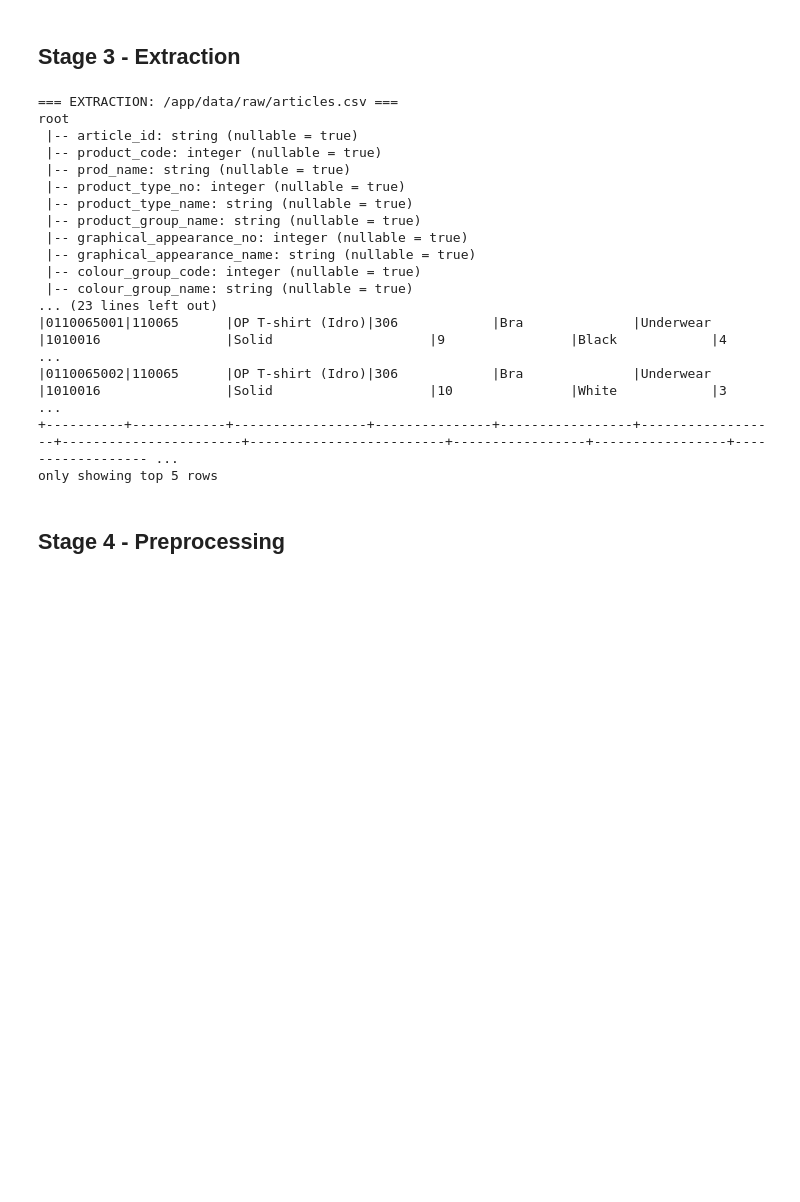
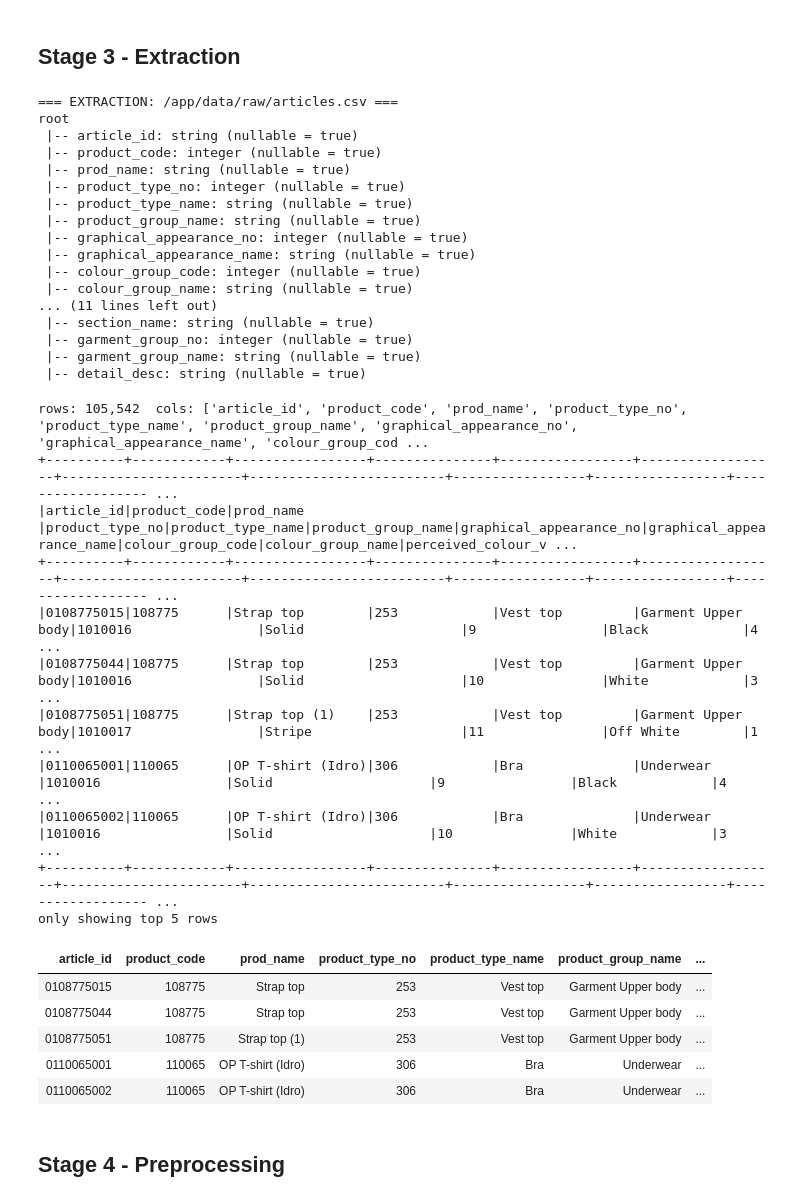
Before and after one commit to RomanKapustiak/hm-fashion-spark-project, a Jupyter notebook: src/notebooks/articles.ipynb, the cells around one changed output. Drawn from its saved outputs; the diff is of its cells as text; code cells hidden in the pictures; blank space fills up the shorter version.

Commit message:
feat(articles): add helper function for rendering Spark DataFrames in notebooks

```diff
--- a/src/notebooks/articles.ipynb
+++ b/src/notebooks/articles.ipynb
@@ -6,6 +6,15 @@ Dataset: `articles.csv`
 ## 0 - Setup: SparkSession
 # %%
 
+import sys
+sys.path.insert(0, '/app')  # Docker working directory
+
+from pathlib import Path
+from IPython.display import HTML, display
+
+from src.articles.notebook_display import spark_df_to_scrollable_html
+
+PROJECT_ROOT = Path('/app')
 
 from src.spark_utils import create_spark_session
 
@@ -18,25 +27,43 @@ SparkSession ready. Version: 3.2.0
 # %%
 from src.articles.extraction import run_extraction
 
 raw_df = run_extraction(spark, raw_dir=str(PROJECT_ROOT / 'data' / 'raw'))
+display(HTML(spark_df_to_scrollable_html(raw_df, rows=5)))
 # %% [output]
 === EXTRACTION: /app/data/raw/articles.csv ===
 root
  |-- article_id: string (nullable = true)
  |-- product_code: integer (nullable = true)
  |-- prod_name: string (nullable = true)
  |-- product_type_no: integer (nullable = true)
  |-- product_type_name: string (nullable = true)
  |-- product_group_name: string (nullable = true)
  |-- graphical_appearance_no: integer (nullable = true)
  |-- graphical_appearance_name: string (nullable = true)
  |-- colour_group_code: integer (nullable = true)
  |-- colour_group_name: string (nullable = true)
-... (23 lines left out)
-|0110065001|110065      |OP T-shirt (Idro)|306            |Bra              |Underwear         |1010016                |Solid                    |9                |Black            |4                  ...
-|0110065002|110065      |OP T-shirt (Idro)|306            |Bra              |Underwear         |1010016                |Solid                    |10               |White            |3                  ...
-+----------+------------+-----------------+---------------+-----------------+------------------+-----------------------+-------------------------+-----------------+-----------------+------------------ ...
-only showing top 5 rows
+... (11 lines left out)
+ |-- section_name: string (nullable = true)
+ |-- garment_group_no: integer (nullable = true)
+ |-- garment_group_name: string (nullable = true)
+ |-- detail_desc: string (nullable = true)
+rows: 105,542  cols: ['article_id', 'product_code', 'prod_name', 'product_type_no', 'product_type_name', 'product_group_name', 'graphical_appearance_no', 'graphical_appearance_name', 'colour_group_cod ...
++----------+------------+-----------------+---------------+-----------------+------------------+-----------------------+-------------------------+-----------------+-----------------+------------------ ...
+|article_id|product_code|prod_name        |product_type_no|product_type_name|product_group_name|graphical_appearance_no|graphical_appearance_name|colour_group_code|colour_group_name|perceived_colour_v ...
++----------+------------+-----------------+---------------+-----------------+------------------+-----------------------+-------------------------+-----------------+-----------------+------------------ ...
+|0108775015|108775      |Strap top        |253            |Vest top         |Garment Upper body|1010016                |Solid                    |9                |Black            |4                  ...
+|0108775044|108775      |Strap top        |253            |Vest top         |Garment Upper body|1010016                |Solid                    |10               |White            |3                  ...
+|0108775051|108775      |Strap top (1)    |253            |Vest top         |Garment Upper body|1010017                |Stripe                   |11               |Off White        |1                  ...
+|0110065001|110065      |OP T-shirt (Idro)|306            |Bra              |Underwear         |1010016                |Solid                    |9                |Black            |4                  ...
+|0110065002|110065      |OP T-shirt (Idro)|306            |Bra              |Underwear         |1010016                |Solid                    |10               |White            |3                  ...
++----------+------------+-----------------+---------------+-----------------+------------------+-----------------------+-------------------------+-----------------+-----------------+------------------ ...
+only showing top 5 rows
+| article_id | product_code | prod_name | product_type_no | product_type_name | product_group_name | ... |
+| 0108775015 | 108775 | Strap top | 253 | Vest top | Garment Upper body | ... |
+| 0108775044 | 108775 | Strap top | 253 | Vest top | Garment Upper body | ... |
+| 0108775051 | 108775 | Strap top (1) | 253 | Vest top | Garment Upper body | ... |
+| 0110065001 | 110065 | OP T-shirt (Idro) | 306 | Bra | Underwear | ... |
+| 0110065002 | 110065 | OP T-shirt (Idro) | 306 | Bra | Underwear | ... |
 # %% [markdown]
 ## Stage 4 - Preprocessing
 # %%
```
Also changed, not shown: parts of 2 cells of this notebook, 1 other file.
